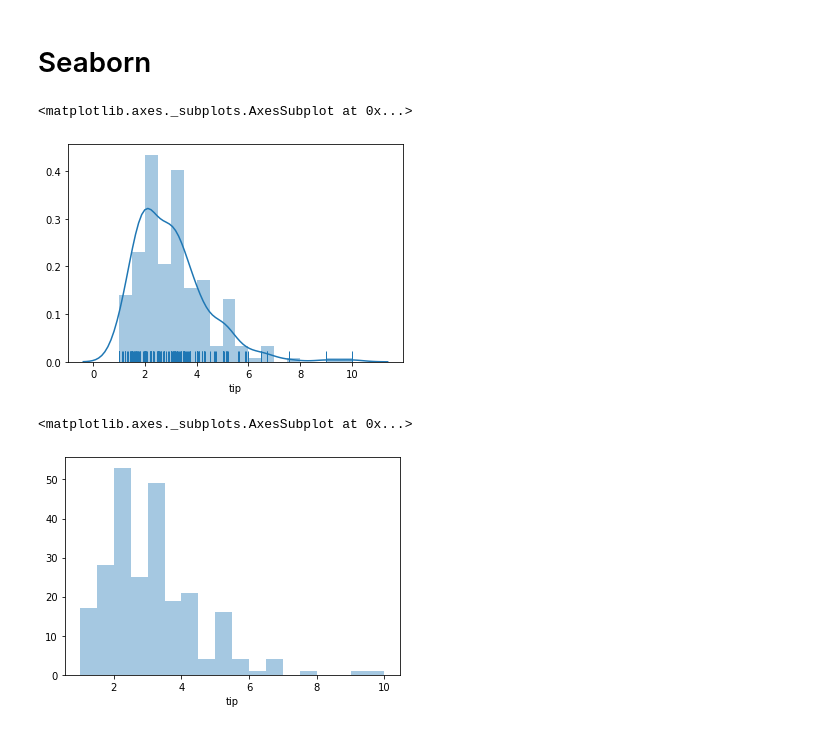
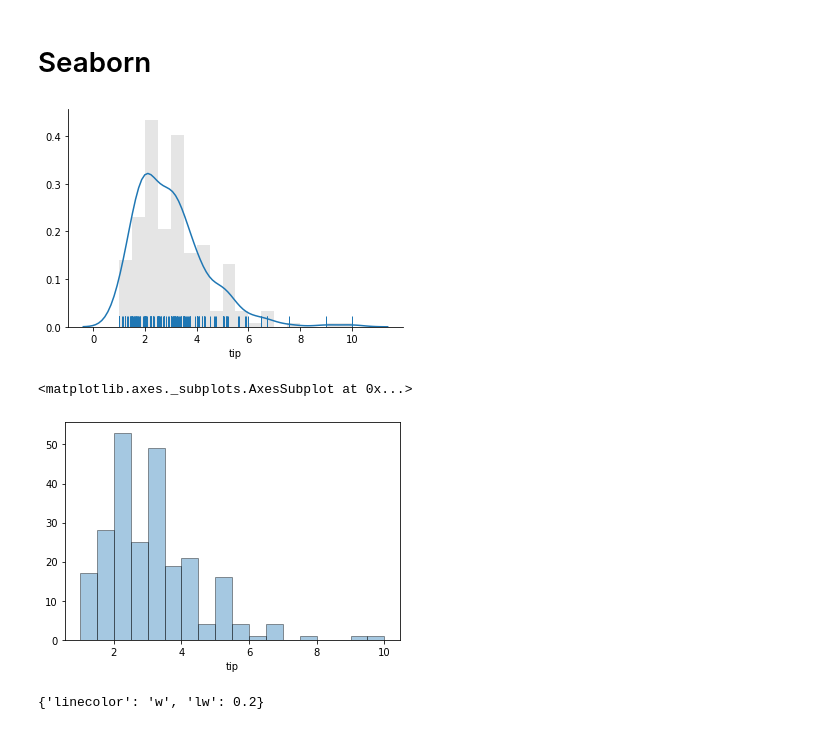
Before and after one commit to moritzwilksch/DataScienceEducation, a Jupyter notebook: JosePortilla-PythonForDS/Notes-PythonForDS.ipynb, the cells around one changed output. Cells and saved outputs as stored; diff of their text form; code cells hidden in the pictures.

Commit message:
continued plotting

```diff
--- a/JosePortilla-PythonForDS/Notes-PythonForDS.ipynb
+++ b/JosePortilla-PythonForDS/Notes-PythonForDS.ipynb
@@ -254,13 +254,18 @@ plot(*args, scalex=True, scaley=True, data=None, **kwargs) method of matplotlib.
 # %%
 # RUGPLOTS!
 df = sns.load_dataset("tips")
 sns.rugplot(df.tip)
-sns.distplot(df.tip)
+sns.distplot(df.tip, hist_kws=dict(alpha=0.2, color="0.5"))
+sns.despine()
 # %% [output]
-<matplotlib.axes._subplots.AxesSubplot at 0x...>
-[figure, old version]
+[figure, new version]
 # %%
-sns.distplot(df.tip, kde=False) # Shows VALUE COUNTs on y instead of KDE
+sns.distplot(df.tip, kde=False, hist_kws=dict(ec="k")) # Shows VALUE COUNTs on y instead of KDE
 # %% [output]
 <matplotlib.axes._subplots.AxesSubplot at 0x...>
-[figure, old version]
+[figure, new version]
+# %%
+# Useful dict trick for (un)packing:
+dict(linecolor="w", lw=0.2)
+# %% [output]
+{'linecolor': 'w', 'lw': 0.2}
```
Also changed, not shown: parts of 19 cells of this notebook.
